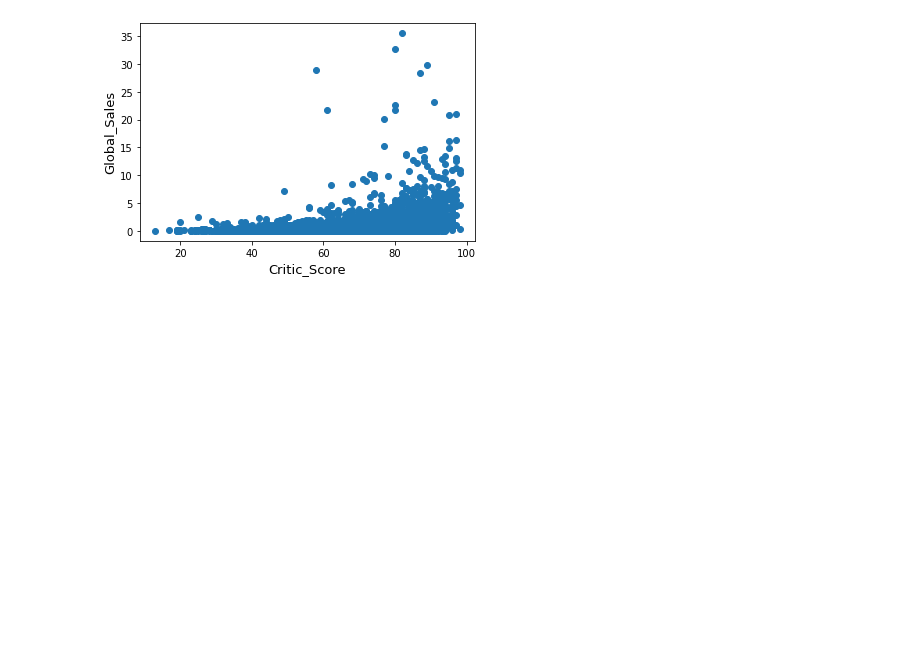
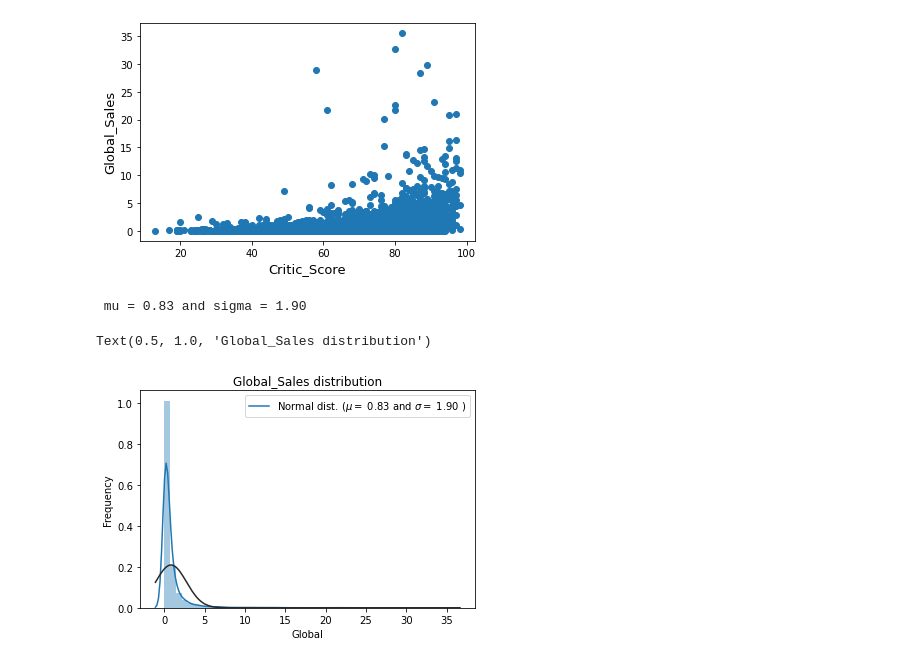
Before and after one commit to VisarutDear/Data-Analytics-Project, a Jupyter notebook: data analytics project/Predict-video-game-sales.ipynb, the cells around one changed output. Saved outputs shown, nothing was run; the diff lists cells and outputs as text; code cells hidden in the pictures; blank space fills up the shorter version.

```diff
--- a/data analytics project/Predict-video-game-sales.ipynb
+++ b/data analytics project/Predict-video-game-sales.ipynb
@@ -71,3 +67,22 @@ plt.xlabel('Critic_Score', fontsize=13)
 plt.show()
 # %% [output]
 [figure]
+# %%
+from scipy import stats
+from scipy.stats import norm, skew
+
+sns.distplot(data['Global'] , fit=norm);
+
+# Get the fitted parameters used by the function
+(mu, sigma) = norm.fit(data['Global'])
+print( '\n mu = {:.2f} and sigma = {:.2f}\n'.format(mu, sigma))
+
+#Now plot the distribution
+plt.legend(['Normal dist. ($\mu=$ {:.2f} and $\sigma=$ {:.2f} )'.format(mu, sigma)],
+            loc='best')
+plt.ylabel('Frequency')
+plt.title('Global_Sales distribution')
+# %% [output]
+ mu = 0.83 and sigma = 1.90
+Text(0.5, 1.0, 'Global_Sales distribution')
+[figure, added]
```
Also changed, not shown: parts of 43 cells of this notebook, 4 other files.
